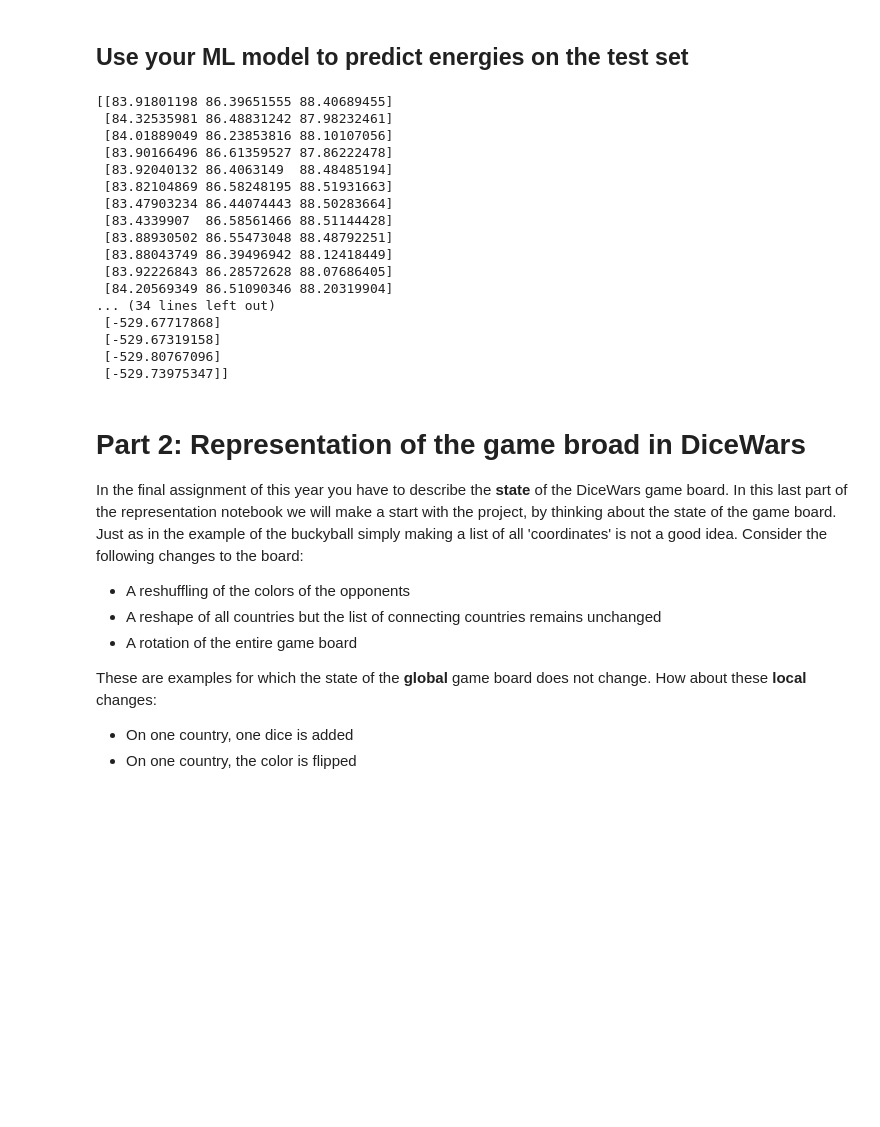
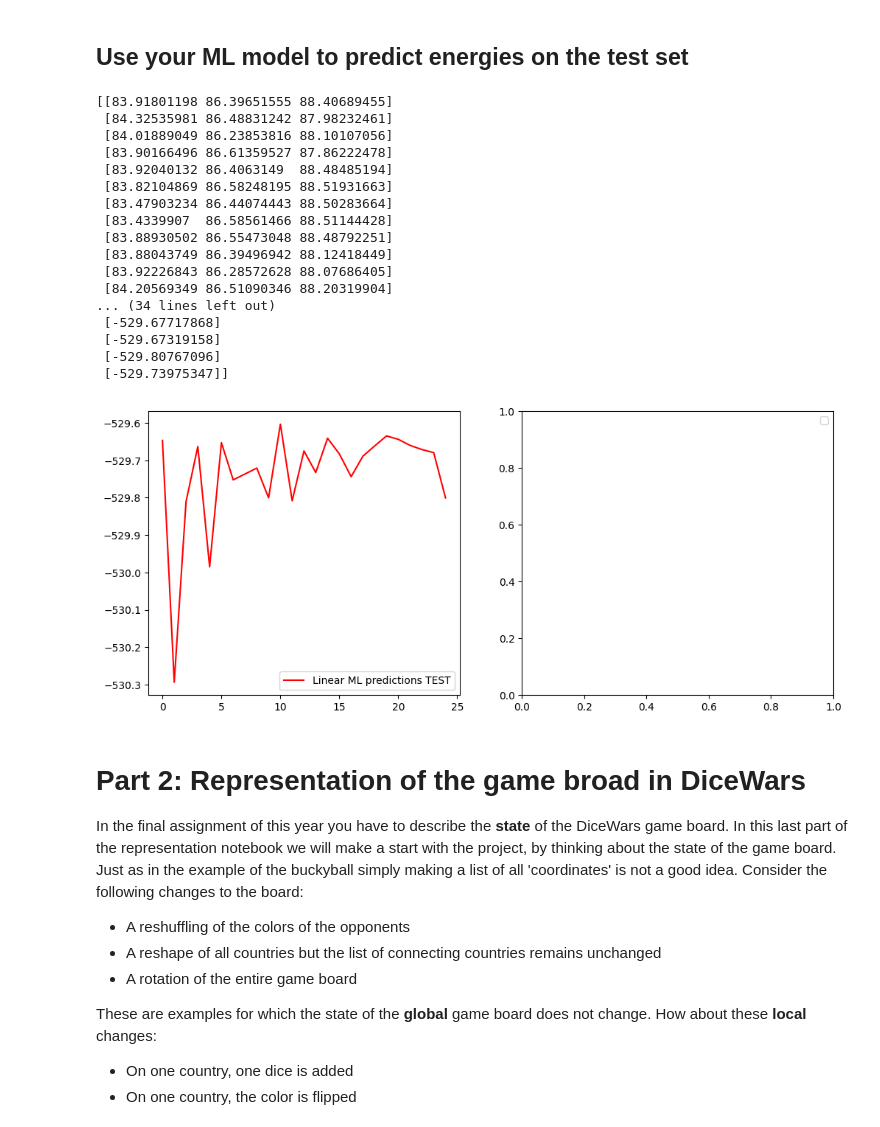
Before and after one commit to mard4/machine-learning, a Jupyter notebook: 6.RML/6representationv4_dangelo.ipynb, the cells around one changed output. Drawn from its saved outputs; the diff is of its cells as text; code cells hidden in the pictures; blank space fills up the shorter version.

```diff
--- a/6.RML/6representationv4_dangelo.ipynb
+++ b/6.RML/6representationv4_dangelo.ipynb
@@ -205,33 +214,41 @@ descriptors_test = compute_descriptors(coords_data_test,Msample)
 X_test = np.zeros((Msample, maxnn))
 for i in range(Msample):
     X_test[i, :] = np.sum(descriptors_test[i], axis=0)
 
 print(X_test)
 X_test_scaled = scaler.transform(X_test)
 X_test_poly = poly.transform(X_test_scaled)
 y_pred = poly_reg_model.predict(X_test_poly)
 
 print(y_pred)
 
+fig, ax = plt.subplots(1, 2, figsize=(12, 5))
+
+ax[0].plot(ypred,color='r',label='Linear ML predictions TEST')
+ax[1].plot(ypred_poly,color='g',label='Quadratic ML predictions TEST')
+ax[0].legend()
+ax[1].legend()
+
 np.savetxt('PREDICTIONS-energies_TEST.txt', ypred)
 # %% [output]
 [[83.91801198 86.39651555 88.40689455]
  [84.32535981 86.48831242 87.98232461]
  [84.01889049 86.23853816 88.10107056]
  [83.90166496 86.61359527 87.86222478]
  [83.92040132 86.4063149  88.48485194]
  [83.82104869 86.58248195 88.51931663]
  [83.47903234 86.44074443 88.50283664]
  [83.4339907  86.58561466 88.51144428]
  [83.88930502 86.55473048 88.48792251]
  [83.88043749 86.39496942 88.12418449]
  [83.92226843 86.28572628 88.07686405]
  [84.20569349 86.51090346 88.20319904]
 ... (34 lines left out)
  [-529.67717868]
  [-529.67319158]
  [-529.80767096]
  [-529.73975347]]
+[figure, added]
 # %% [markdown]
 # Part 2: Representation of the game broad in DiceWars
 
```
Also changed, not shown: parts of 10 cells of this notebook, 15 other files.
